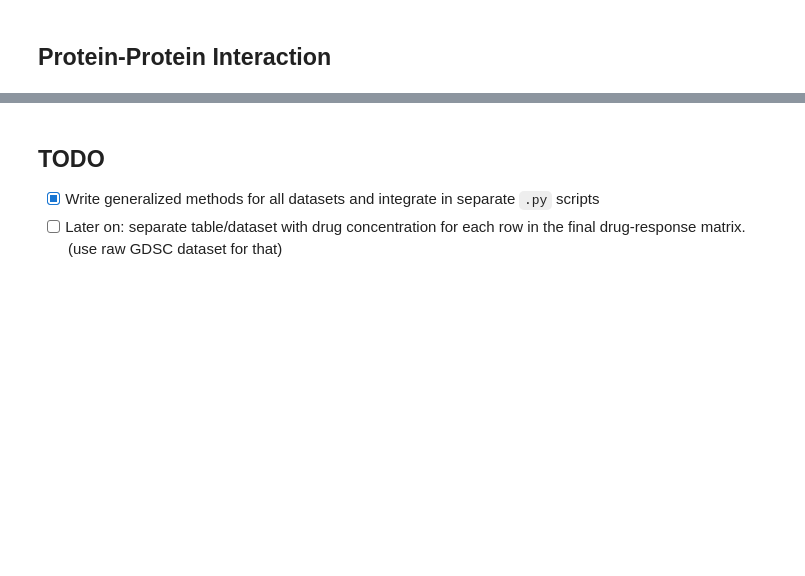
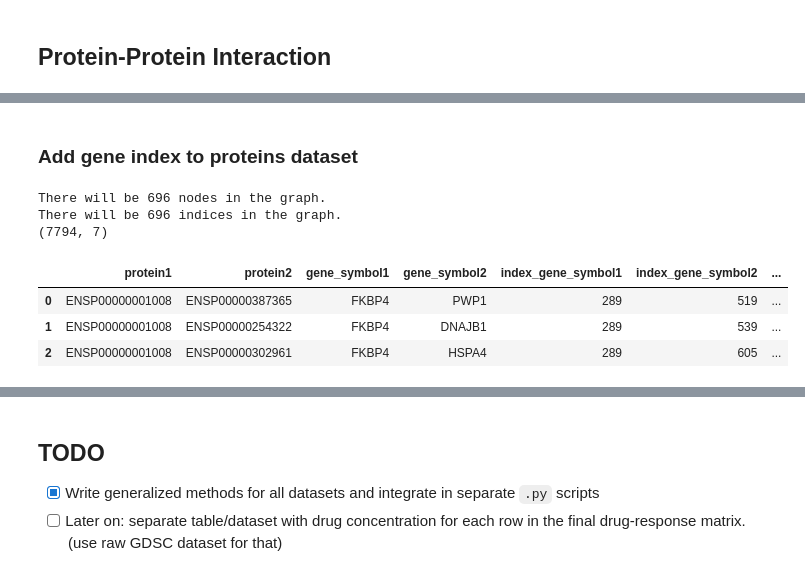
Before and after one commit to PeeteKeesel/gnn-for-drug-response-prediction, a Jupyter notebook: notebooks/dataset_creations.ipynb, the cells around one changed output, grey strips where cells are left out. Cells and saved outputs as stored; diff of their text form; code cells hidden in the pictures; blank space fills up the shorter version.

```diff
--- a/notebooks/dataset_creations.ipynb
+++ b/notebooks/dataset_creations.ipynb
@@ -912,0 +1153,13 @@ def add_gene_index(proteins: pd.DataFrame, gene_idxs: pd.DataFrame=GENE_SYMBOL_I
+# %%
+# Select only the gene symbols with a combined_score > SCORE_THRESH.
+temp = inter_genes[inter_genes.GENE_SYMBOL.isin(UNIQ_GENE_SYMBOLS)]
+temp.reset_index(inplace=True, drop=True)
+inter_genes_thresh_700 = temp.copy()
+inter_genes_thresh_700.loc[:, 'GENE_INDEX'] = inter_genes_thresh_700.index
+del temp
+print("Shape before:", inter_genes.shape)
+print(inter_genes.head(3))
+print("Shape after :", inter_genes_thresh_700.shape)
+print(inter_genes_thresh_700.head(3))
+
+inter_genes_thresh_700.to_csv(PROCESSED_DATA_PATH + 'thresh_700_inter_genes.csv', header=True, index=False)
@@ -912,0 +1177,22 @@ def add_gene_index(proteins: pd.DataFrame, gene_idxs: pd.DataFrame=GENE_SYMBOL_I
+# %% [markdown]
+### Add gene index to proteins dataset
+# %%
+proteins4 = add_gene_index(proteins3, inter_genes_thresh_700)
+proteins4 = proteins4[['protein1', 'protein2', 'gene_symbol1', 'gene_symbol2',
+                       'index_gene_symbol1', 'index_gene_symbol2', 'combined_score']]
+
+NODES_AS_SYMBOLS = list(np.unique(proteins4[['gene_symbol1', 'gene_symbol2']].values))
+NODES_AS_INDECES = list(np.unique(proteins4[['index_gene_symbol1', 'index_gene_symbol2']].values))
+print(f"There will be {len(NODES_AS_SYMBOLS)} nodes in the graph.")
+print(f"There will be {len(NODES_AS_INDECES)} indices in the graph.")
+
+print(proteins4.shape)
+proteins4.head(3)
+# %% [output]
+There will be 696 nodes in the graph.
+There will be 696 indices in the graph.
+(7794, 7)
+|  | protein1 | protein2 | gene_symbol1 | gene_symbol2 | index_gene_symbol1 | index_gene_symbol2 | ... |
+| 0 | ENSP00000001008 | ENSP00000387365 | FKBP4 | PWP1 | 289 | 519 | ... |
+| 1 | ENSP00000001008 | ENSP00000254322 | FKBP4 | DNAJB1 | 289 | 539 | ... |
+| 2 | ENSP00000001008 | ENSP00000302961 | FKBP4 | HSPA4 | 289 | 605 | ... |
```
Also changed, not shown: parts of 29 cells of this notebook, 2 other files.
